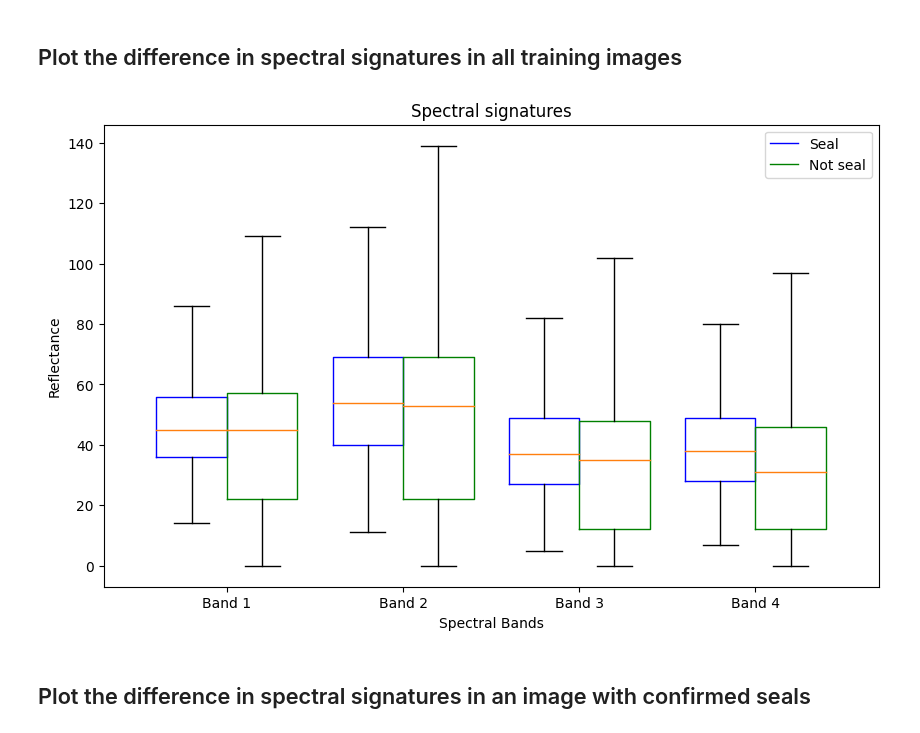
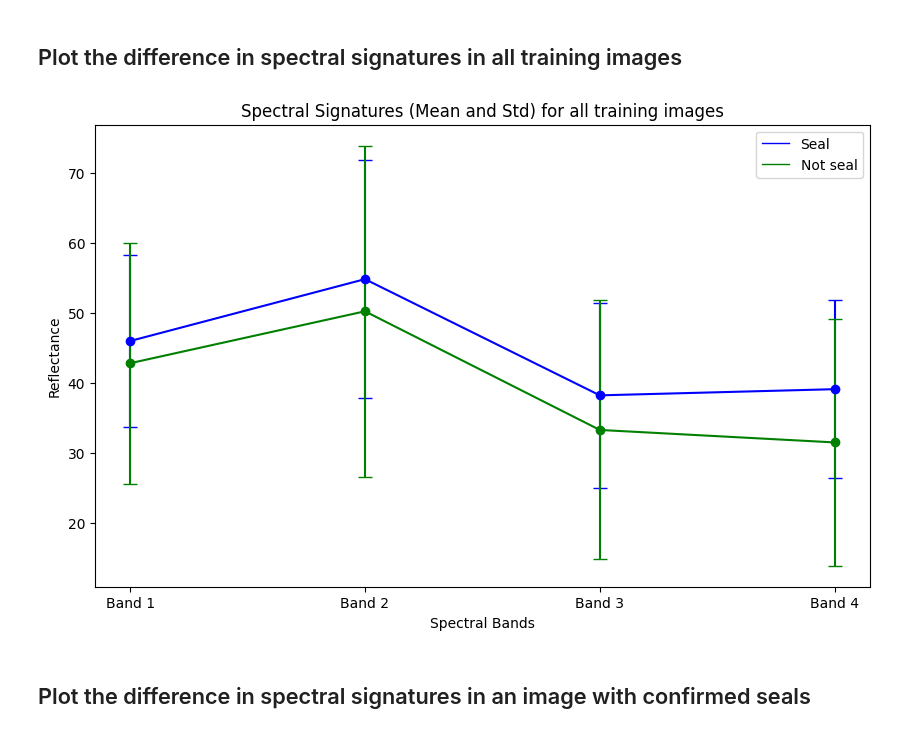
Before and after one commit to GeoKauko/TheNavySeals, a Jupyter notebook: spectral_signatures.ipynb, the cells around one changed output. Drawn from its saved outputs; the diff is of its cells as text; code cells hidden in the pictures.

Commit message:
Changed to regular plot instead of box plots

```diff
--- a/spectral_signatures.ipynb
+++ b/spectral_signatures.ipynb
@@ -23,8 +23,8 @@ data_path = "/content/drive/MyDrive/SealNN/"
 with zipfile.ZipFile(zip_path, 'r') as zip_ref:
     zip_ref.extractall(data_path)
 # %%
-image_dir = '/content/drive/MyDrive/SealNN/data/pansharpened/train/images'
-mask_dir = '/content/drive/MyDrive/SealNN/data/pansharpened/train/masks'
+image_dir = '/content/drive/MyDrive/TheNavySeals/data/pansharpened/train/images'
+mask_dir = '/content/drive/MyDrive/TheNavySeals/data/pansharpened/train/masks'
 
 image_files = sorted(glob(os.path.join(image_dir, '*.tif')))
 mask_files = sorted(glob(os.path.join(mask_dir, '*.tif')))
@@ -44,45 +44,49 @@ def extract_spectral_signatures(image_file, mask_file):
 # %% [markdown]
 ## Plot the difference in spectral signatures in all training images
 # %%
-# lists to store signatures
+# Lists to store signatures
 seal_signatures = []
 nonseal_signatures = []
 
-# get signatures with a loop
+# Get signatures with a loop
 for image_file, mask_file in zip(image_files, mask_files):
     seal_pixels, nonseal_pixels = extract_spectral_signatures(image_file, mask_file)
     seal_signatures.append(seal_pixels)
     nonseal_signatures.append(nonseal_pixels)
 
-# convert to arrays
+# Convert to arrays
 seal_signatures = np.concatenate(seal_signatures, axis=1)
 nonseal_signatures = np.concatenate(nonseal_signatures, axis=1)
+
+# Calculate mean and standard deviation
+seal_mean = np.mean(seal_signatures, axis=1)
+seal_std = np.std(seal_signatures, axis=1)
+nonseal_mean = np.mean(nonseal_signatures, axis=1)
+nonseal_std = np.std(nonseal_signatures, axis=1)
 
 bands = range(1, seal_signatures.shape[0] + 1)
 plt.figure(figsize=(10, 6))
 
-# box plots for seal_signatures
-plt.boxplot(seal_signatures.T, positions=np.array(bands) - 0.2, widths=0.4, showfliers=False,
-            boxprops=dict(color='blue'))
+# Plot mean and std for seal pixels
+plt.errorbar(bands, seal_mean, yerr=seal_std, fmt='-o', color='blue', label='Seal', capsize=5)
 
-# box plots for environment_signatures
-plt.boxplot(nonseal_signatures.T, positions=np.array(bands) + 0.2, widths=0.4, showfliers=False,
-            boxprops=dict(color='green'))
+# Plot mean and std for non-seal pixels
+plt.errorbar(bands, nonseal_mean, yerr=nonseal_std, fmt='-o', color='green', label='Not seal', capsize=5)
 
 plt.xticks(bands, [f'Band {b}' for b in bands])
 plt.xlabel('Spectral Bands')
 plt.ylabel('Reflectance')
-plt.title('Spectral signatures')
-plt.legend(['Seal', 'Not seal'])
+plt.title('Spectral Signatures (Mean and Std) for all training images')
 
+# Create legend
 legend_handles = [
     Line2D([0], [0], color='blue', lw=1, label='Seal'),
     Line2D([0], [0], color='green', lw=1, label='Not seal')
 ]
 plt.legend(handles=legend_handles)
 plt.show()
 # %% [output]
-[figure, old version]
+[figure, new version]
 # %% [markdown]
 ## Plot the difference in spectral signatures in an image with confirmed seals
 # %%
```
Also changed, not shown: parts of 2 cells of this notebook.
